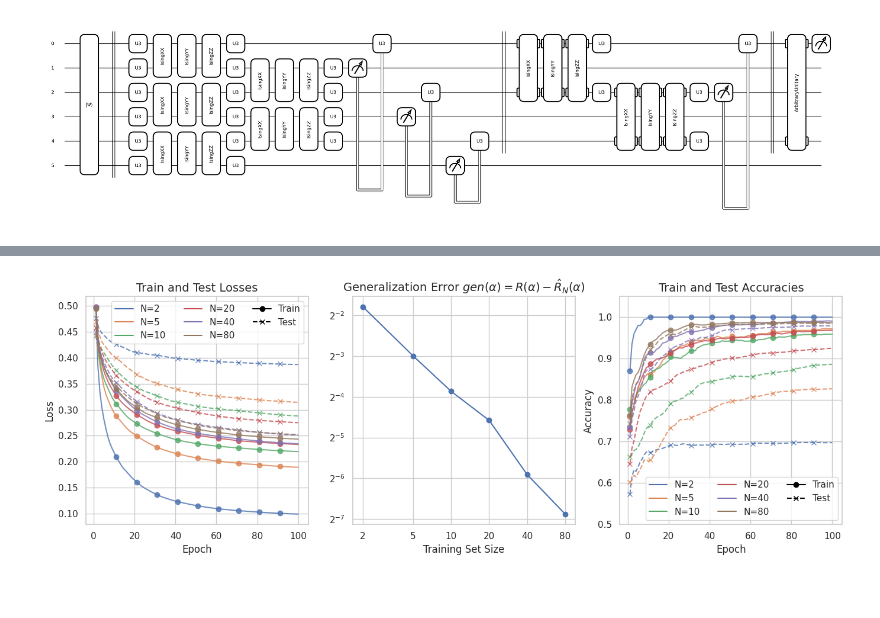
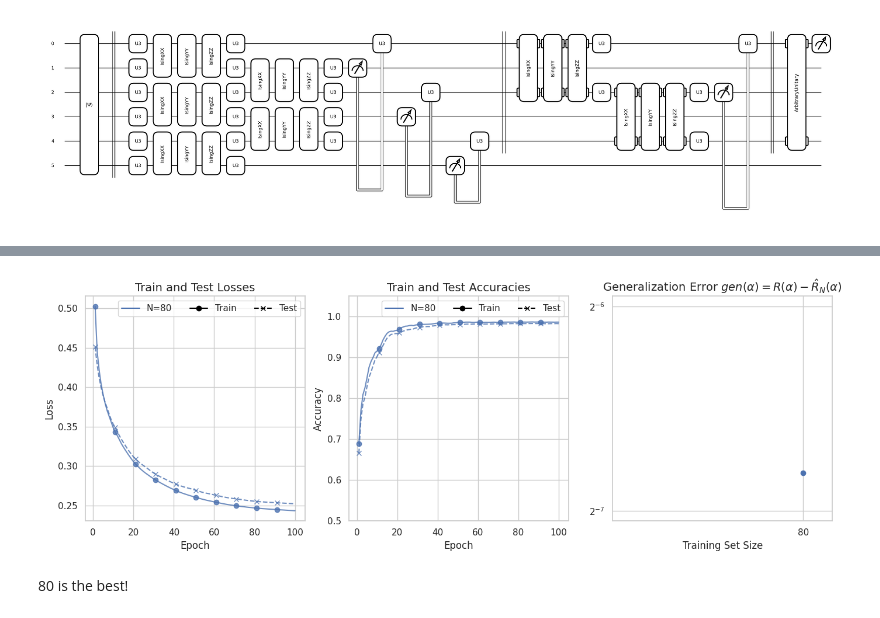
Before and after one commit to NicolaAssolini98/Abstract-VQC, a Jupyter notebook: 4_QCNN/tutorial_learning_few_data.ipynb, the cells around one changed output, grey strips where cells are left out. Cells and saved outputs as stored; diff of their text form; code cells hidden in the pictures; blank space fills up the shorter version.

```diff
--- a/4_QCNN/tutorial_learning_few_data.ipynb
+++ b/4_QCNN/tutorial_learning_few_data.ipynb
@@ -264,7 +272,8 @@ def run_iterations(n_train):
         columns=["train_acc", "train_cost", "test_acc", "test_cost", "step", "n_train"]
     )
 
-    for _ in range(n_reps):
+    for rep in range(n_reps):
+        # print(f'{rep} \t Test_Acc \t Train_Acc')
         results = train_qcnn(n_train=n_train, n_test=n_test, n_epochs=n_epochs)
         results_df = pd.concat(
             [results_df, pd.DataFrame.from_dict(results)], axis=0, ignore_index=True
@@ -274,9 +283,11 @@ def run_iterations(n_train):
 
 
 # run training for multiple sizes
-train_sizes = [2, 5, 10, 20, 40, 80]
-results_df = run_iterations(n_train=2)
+train_sizes = [80]
+print(f"Running training for n_train={train_sizes[0]}")
+results_df = run_iterations(n_train=train_sizes[0])
 for n_train in train_sizes[1:]:
     print(f"Running training for n_train={n_train}")
     results_df = pd.concat([results_df, run_iterations(n_train=n_train)])
+print('Done')
 # %% [output]
@@ -303,7 +327,7 @@ for i, n_train in enumerate(train_sizes):
     dfs = [df.train_cost["mean"], df.test_cost["mean"], df.train_acc["mean"], df.test_acc["mean"]]
     lines = ["o-", "x--", "o-", "x--"]
     labels = [fr"$N={n_train}$", None, fr"$N={n_train}$", None]
-    axs = [0,0,2,2]
+    axs = [0,0,1,1]
 
     for k in range(4):
         ax = axes[axs[k]]
@@ -311,42 +335,45 @@ for i, n_train in enumerate(train_sizes):
 
 
     # plot final loss difference
     dif = df[df.step == 100].test_cost["mean"] - df[df.step == 100].train_cost["mean"]
     generalization_errors.append(dif)
 
 # format loss plot
 ax = axes[0]
 ax.set_title('Train and Test Losses', fontsize=14)
 ax.set_xlabel('Epoch')
 ax.set_ylabel('Loss')
 
-# format generalization error plot
-ax = axes[1]
-ax.plot(train_sizes, generalization_errors, "o-", label=r"$gen(\alpha)$")
-ax.set_xscale('log')
-ax.set_xticks(train_sizes)
-ax.set_xticklabels(train_sizes)
-ax.set_title(r'Generalization Error $gen(\alpha) = R(\alpha) - \hat{R}_N(\alpha)$', fontsize=14)
-ax.set_xlabel('Training Set Size')
+
 
 # format loss plot
-ax = axes[2]
+ax = axes[1]
 ax.set_title('Train and Test Accuracies', fontsize=14)
 ax.set_xlabel('Epoch')
 ax.set_ylabel('Accuracy')
 ax.set_ylim(0.5, 1.05)
 
 legend_elements = [
     mpl.lines.Line2D([0], [0], label=f'N={n}', color=colors[i]) for i, n in enumerate(train_sizes)
     ] + [
     mpl.lines.Line2D([0], [0], marker='o', ls='-', label='Train', color='Black'),
     mpl.lines.Line2D([0], [0], marker='x', ls='--', label='Test', color='Black')
     ]
 
 axes[0].legend(handles=legend_elements, ncol=3)
-axes[2].legend(handles=legend_elements, ncol=3)
+axes[1].legend(handles=legend_elements, ncol=3)
 
-axes[1].set_yscale('log', base=2)
+# format generalization error plot
+ax = axes[2]
+ax.plot(train_sizes, generalization_errors, "o-", label=r"$gen(\alpha)$")
+ax.set_xscale('log')
+ax.set_xticks(train_sizes)
+ax.set_xticklabels(train_sizes)
+ax.set_title(r'Generalization Error $gen(\alpha) = R(\alpha) - \hat{R}_N(\alpha)$', fontsize=14)
+ax.set_xlabel('Training Set Size')
+axes[2].set_yscale('log', base=2)
 plt.show()
 # %% [output]
-[figure, old version]
+[figure, new version]
+# %% [markdown]
+80 is the best!
```
Also changed, not shown: parts of 14 cells of this notebook, 1 other file.
